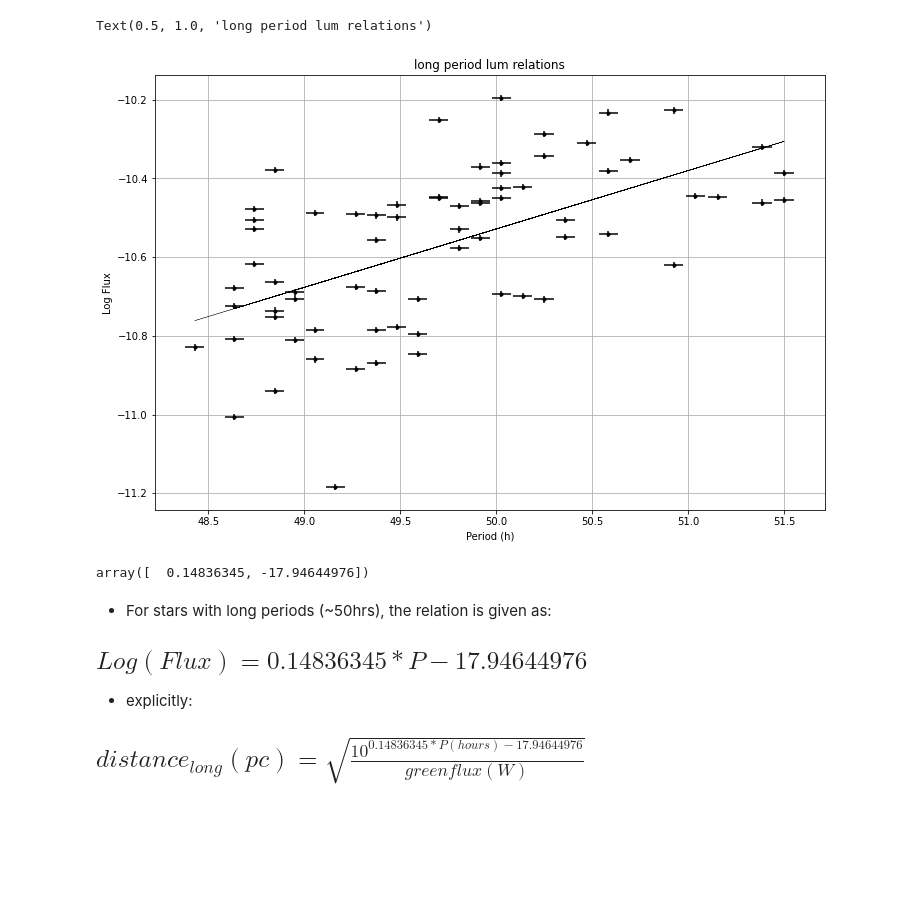
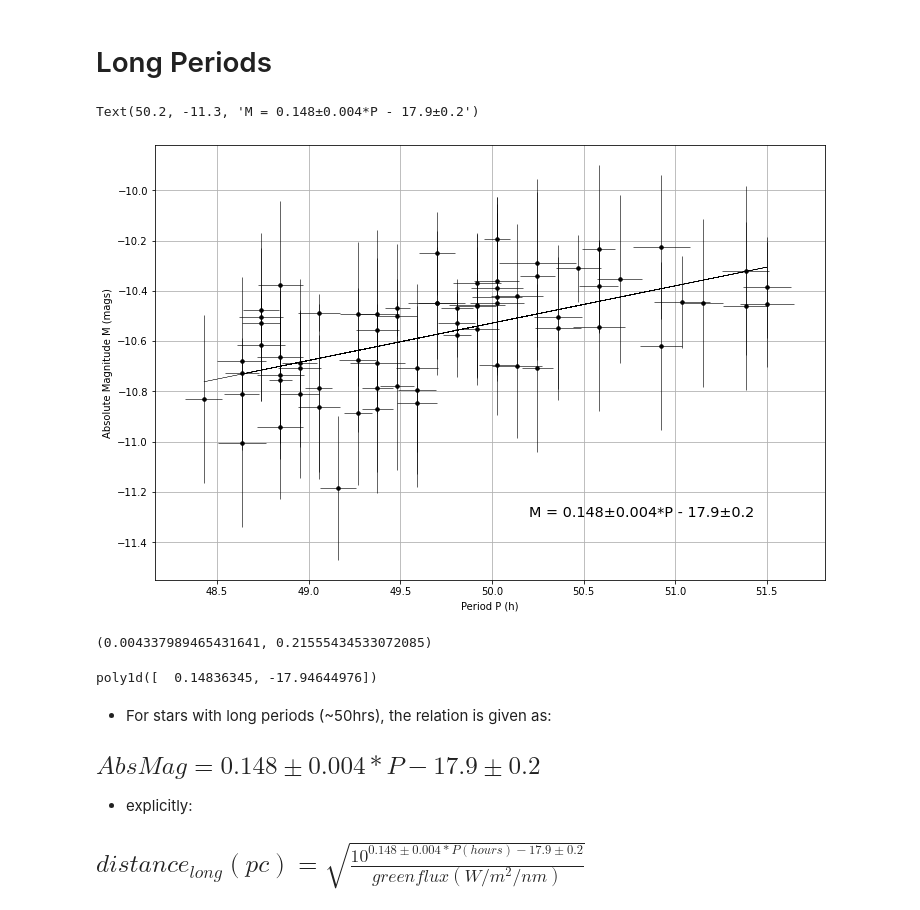
Before and after one commit to LeoClarke123/Distance_Ladder, a Jupyter notebook: Period_Lum/period_lum_analysis.ipynb, the cells around one changed output. Drawn from its saved outputs; the diff is of its cells as text; code cells hidden in the pictures; blank space fills up the shorter version.

```diff
--- a/Period_Lum/period_lum_analysis.ipynb
+++ b/Period_Lum/period_lum_analysis.ipynb
@@ -27,9 +25,9 @@ luminosity = []
 for i in pointdata:
 
     i = i.split()
-    period = i[-2]
+    period = i[-3]
     green_flux = i[4]
-    dist = i[-3]
+    dist = i[-4]
 
     if float(period) != 0:
         periods.append(float(period))
@@ -46,46 +83,53 @@ Text(0.5, 1.0, 'all period lum relations')
+# %% [markdown]
+# Long Periods
 # %%
 distance = []
 long_periods = []
 long_luminosity = []
-yerr = []
-xerr = []
+long_yerr = []
+long_xerr = []
 
 for i in pointdata:
 
     i = i.split()
-    period = float(i[-2])
+    period = float(i[-3])
     green_flux = float(i[4])
-    dist = float(i[-3])
+    dist = float(i[-4])
+    x_uncert = float(i[-2])
 
     if float(period) > 35:
-        xerr.append(0.001*period) # assume 0.1% uncertainty in periods, TO BE REVIEWED
+        long_xerr.append(x_uncert)
         long_periods.append(period)
         abs_mag = np.log10(green_flux) + 2*np.log10(dist)
-        yerr.append((1/2.3)*((0.015)**2+(0.01)**2)**(1/2)) # 1.5% uncertianty in flux
+        long_yerr.append(((0.015/2.3)**2+((2*dist*0.001)**2))**(1/2))
         long_luminosity.append(abs_mag)
 # %%
 fig = plt.figure()
 ax1 = fig.add_subplot(111)
 
-ax1.errorbar(long_periods, long_luminosity, yerr=yerr, xerr=xerr, fmt='.k')
+ax1.errorbar(long_periods, long_luminosity, yerr=long_yerr, xerr=long_xerr, fmt='.k', markersize='7', elinewidth=0.6)
 ax1.plot(long_periods,long_poly(long_periods),"k",  linewidth=0.3)
 ax1.grid()
 plt.rcParams["figure.figsize"] = (12, 8)
-plt.xlabel('Period (h)')
-plt.ylabel('Log Flux')
-plt.title('long period lum relations')
+plt.xlabel('Period P (h)')
+plt.ylabel('Absolute Magnitude M (mags)')
+plt.text(50.2,-11.3,"M = 0.148\u00B10.004*P - 17.9\u00B10.2", fontsize='x-large')
 # %% [output]
-Text(0.5, 1.0, 'long period lum relations')
+Text(50.2, -11.3, 'M = 0.148±0.004*P - 17.9±0.2')
-[figure, old version]
+[figure, new version]
+# %%
+period_lum_uncert(long_periods, long_luminosity, long_xerr, long_yerr)
+# %% [output]
+(0.004337989465431641, 0.21555434533072085)
 # %%
 long_fit = np.polyfit(long_periods, long_luminosity, 1)
 long_poly = np.poly1d(long_fit)
-# %%
-long_fit
-# %% [output]
-array([  0.14836345, -17.94644976])
+# %%
+long_poly
+# %% [output]
+poly1d([  0.14836345, -17.94644976])
 # %% [markdown]
 - For stars with long periods (~50hrs), the relation is given as: <br />
-## $ Log (Flux) = 0.14836345*P - 17.94644976 $ <br />
+## $ Abs Mag = 0.148\pm0.004*P - 17.9\pm0.2 $ <br />
 - explicitly:
-## $ distance_{long}(pc) = \sqrt{\frac{10^{0.14836345*P (hours) - 17.94644976}}{green flux (W)}} $
+## $ distance_{long}(pc) = \sqrt{\frac{10^{0.148\pm0.004*P (hours) - 17.9\pm0.2}}{green flux (W/m^{2}/nm)}} $
```
Also changed, not shown: parts of 11 cells of this notebook.
